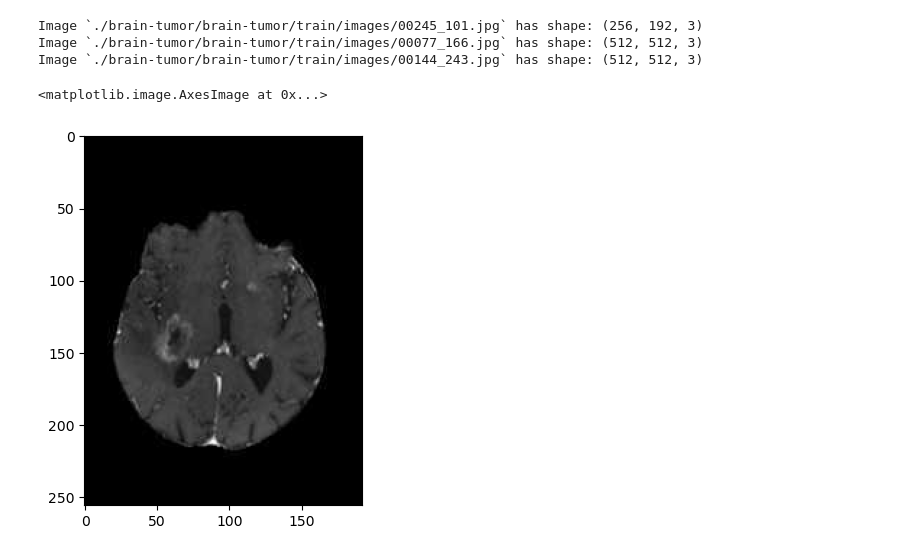
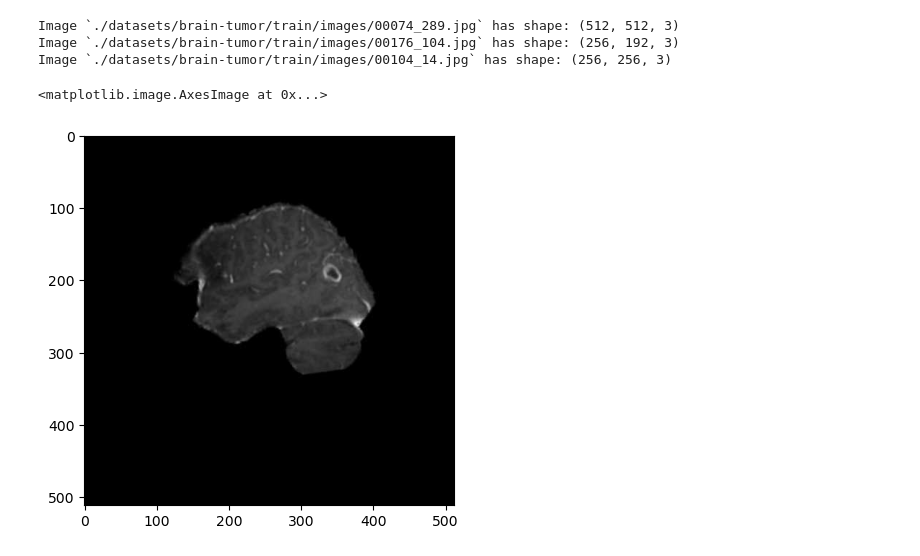
Before and after one commit to danielwillemse/brainscan, a Jupyter notebook: app.ipynb, the cells around one changed output. Drawn from its saved outputs; the diff is of its cells as text; code cells hidden in the pictures.

```diff
--- a/app.ipynb
+++ b/app.ipynb
@@ -17,26 +64,29 @@ Downloading brain-tumor.zip to ./brain-tumor
 # %%
-base_dir = "./brain-tumor"
+base_dir = "./datasets"
+
+train_dir = f"{base_dir}/brain-tumor/train"
+valid_dir = f"{base_dir}/brain-tumor/valid"
+test_dir = f"{base_dir}/brain-tumor/test"
 # %%
-sample_dir = f"{base_dir}/brain-tumor/train/images"
-sample_files = glob.glob(sample_dir + "/*.jpg")
+sample_files = glob.glob(train_dir + "/images/*.jpg")
 samples = random.sample(sample_files, k=3)
 
 sample_images = []
 for sample in samples:
     image = cv2.imread(sample)
     image = cv2.cvtColor(image, cv2.COLOR_BGR2RGB)
     sample_images.append(image)
     print(f"Image `{sample}` has shape: {image.shape}")
 
 len(sample_images)
 
 plt.imshow(sample_images[0])
 # %% [output]
-Image `./brain-tumor/brain-tumor/train/images/00245_101.jpg` has shape: (256, 192, 3)
-Image `./brain-tumor/brain-tumor/train/images/00077_166.jpg` has shape: (512, 512, 3)
-Image `./brain-tumor/brain-tumor/train/images/00144_243.jpg` has shape: (512, 512, 3)
+Image `./datasets/brain-tumor/train/images/00074_289.jpg` has shape: (512, 512, 3)
+Image `./datasets/brain-tumor/train/images/00176_104.jpg` has shape: (256, 192, 3)
+Image `./datasets/brain-tumor/train/images/00104_14.jpg` has shape: (256, 256, 3)
 <matplotlib.image.AxesImage at 0x...>
-[figure, old version]
+[figure, new version]
 # %%
 def read_image(image_path):
     image = cv2.imread(image_path)
```
Also changed, not shown: parts of 20 cells of this notebook.
